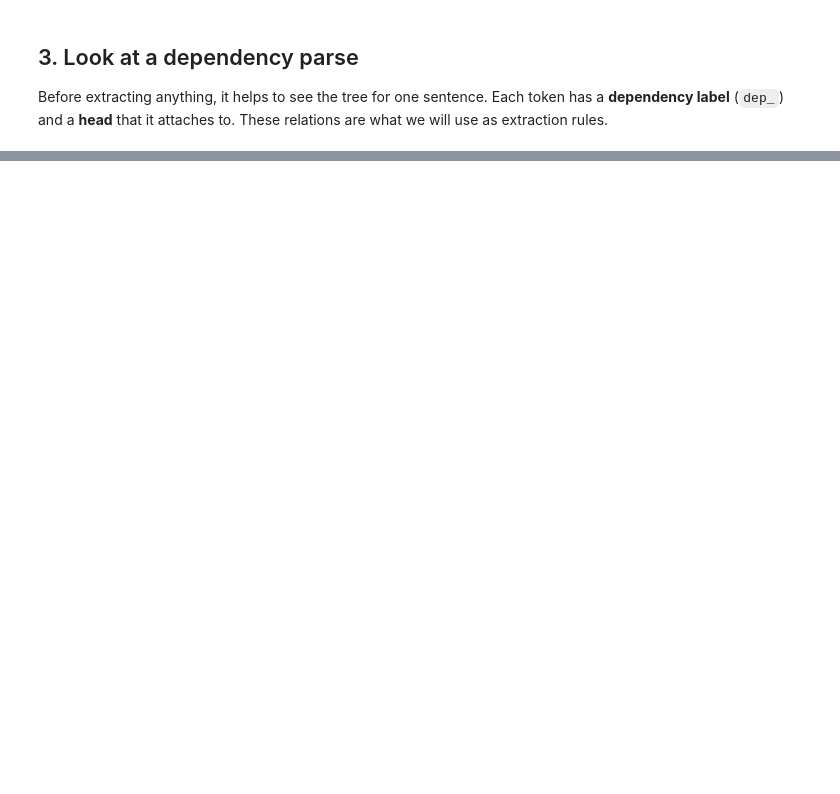
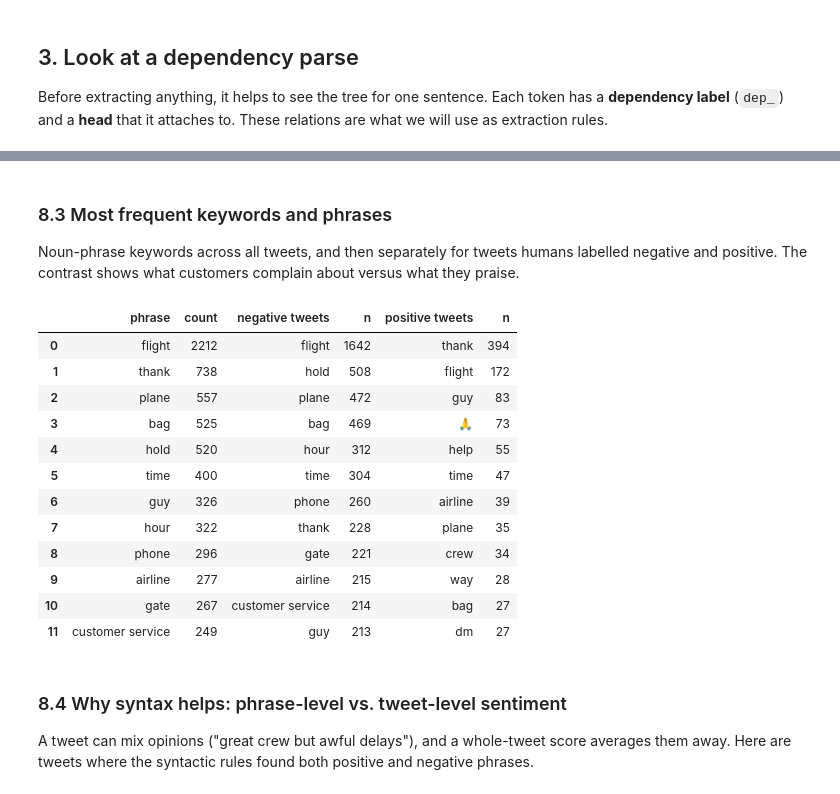
Before and after one commit to Joy-mel/Exploring-NLP-Concepts-for-Social-Media-Analytics, a Jupyter notebook: Integrated_Syntactic_Semantic_Analysis.ipynb, the cells around one changed output, grey strips where cells are left out. Cells and saved outputs as stored; diff of their text form; code cells hidden in the pictures; blank space fills up the shorter version.

Commit message:
Update Integrated Syntactic Semantic Analysis notebook

```diff
--- a/Integrated_Syntactic_Semantic_Analysis.ipynb
+++ b/Integrated_Syntactic_Semantic_Analysis.ipynb
@@ -431,0 +526,33 @@ Syntactic analysis told us *where to look* (which words relate to which), and se
+# %% [markdown]
+### 8.3 Most frequent keywords and phrases
+
+Noun-phrase keywords across all tweets, and then separately for tweets humans labelled negative and positive. The contrast shows what customers complain about versus what they praise.
+# %%
+def top_keywords(mask, n=12):
+    c = Counter()
+    for kws in tw.loc[mask, "keywords"]:
+        c.update(kws)
+    return c.most_common(n)
+
+all_kw = pd.DataFrame(top_keywords(tw["human_label"].notna()), columns=["phrase", "count"])
+neg_kw = pd.DataFrame(top_keywords(tw["human_label"] == "negative"), columns=["negative tweets", "n"])
+pos_kw = pd.DataFrame(top_keywords(tw["human_label"] == "positive"), columns=["positive tweets", "n "])
+pd.concat([all_kw, neg_kw, pos_kw], axis=1)
+# %% [output]
+|  | phrase | count | negative tweets | n | positive tweets | n |
+| 0 | flight | 2212 | flight | 1642 | thank | 394 |
+| 1 | thank | 738 | hold | 508 | flight | 172 |
+| 2 | plane | 557 | plane | 472 | guy | 83 |
+| 3 | bag | 525 | bag | 469 | 🙏 | 73 |
+| 4 | hold | 520 | hour | 312 | help | 55 |
+| 5 | time | 400 | time | 304 | time | 47 |
+| 6 | guy | 326 | phone | 260 | airline | 39 |
+| 7 | hour | 322 | thank | 228 | plane | 35 |
+| 8 | phone | 296 | gate | 221 | crew | 34 |
+| 9 | airline | 277 | airline | 215 | way | 28 |
+| 10 | gate | 267 | customer service | 214 | bag | 27 |
+| 11 | customer service | 249 | guy | 213 | dm | 27 |
+# %% [markdown]
+### 8.4 Why syntax helps: phrase-level vs. tweet-level sentiment
+
+A tweet can mix opinions ("great crew but awful delays"), and a whole-tweet score averages them away. Here are tweets where the syntactic rules found both positive and negative phrases.
```
Also changed, not shown: parts of 60 cells of this notebook.
